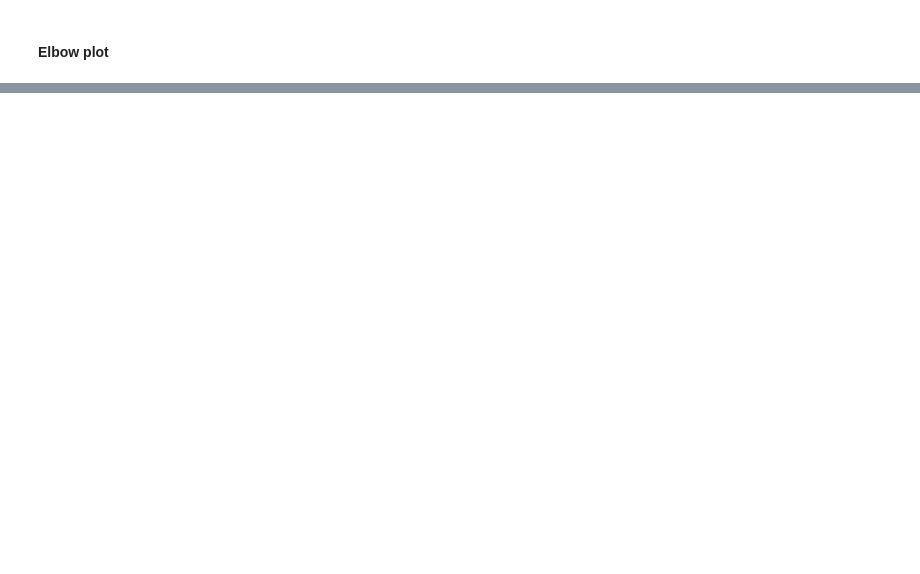
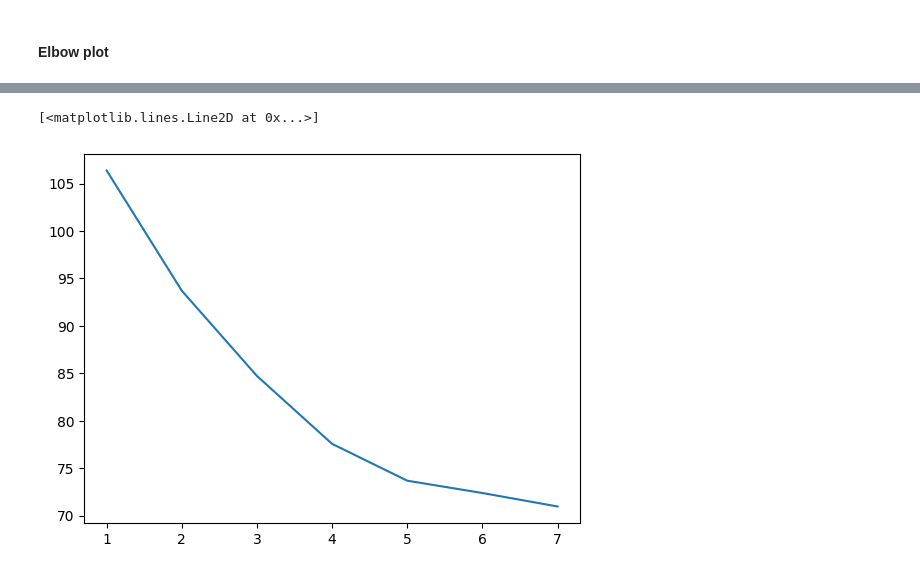
Before and after one commit to MnCSSJ4x/IIITB-Course-Recommendation-System, a Jupyter notebook: KMeans.ipynb, the cells around one changed output, grey strips where cells are left out. Drawn from its saved outputs; the diff is of its cells as text; code cells hidden in the pictures; blank space fills up the shorter version.

```diff
--- a/KMeans.ipynb
+++ b/KMeans.ipynb
@@ -431,0 +429,24 @@ sns.scatterplot(x=df_temp[df_temp.columns[0]],y=df_temp[df_temp.columns[1]],hue=
+# %%
+import pandas as pd
+import numpy as np
+from sklearn.preprocessing import StandardScaler
+from sklearn.cluster import KMeans
+import matplotlib.pyplot as plt
+from sklearn.decomposition import TruncatedSVD
+# karan = KMeans(n_clusters=k)
+
+wcss = []  #Within Cluster Sum of Squares
+for k in range(1, 8):
+    kmeans = Kmeans(K=k,iter=10,p=2)
+    kmeans.predict(np.array(df),choice=1)
+    wcss.append(kmeans.inertia)
+wcss
+
+
+# distortions = []
+# K = range(1,10)
+# for k in K:
+#     kmeanModel = Kmeans(K=k,iter=1000,p=2)
+#     kmeanModel.predict(np.array(df),choice=1)
+#     distortions.append(kmeanModel.inertia)
+# distortions
@@ -431,0 +461,6 @@ sns.scatterplot(x=df_temp[df_temp.columns[0]],y=df_temp[df_temp.columns[1]],hue=
+# %%
+ks = [1, 2, 3, 4, 5 , 6 , 7 ]
+plt.plot(ks, wcss)
+# %% [output]
+[<matplotlib.lines.Line2D at 0x...>]
+[figure, added]
```
Also changed, not shown: parts of 16 cells of this notebook, 3 other files.
